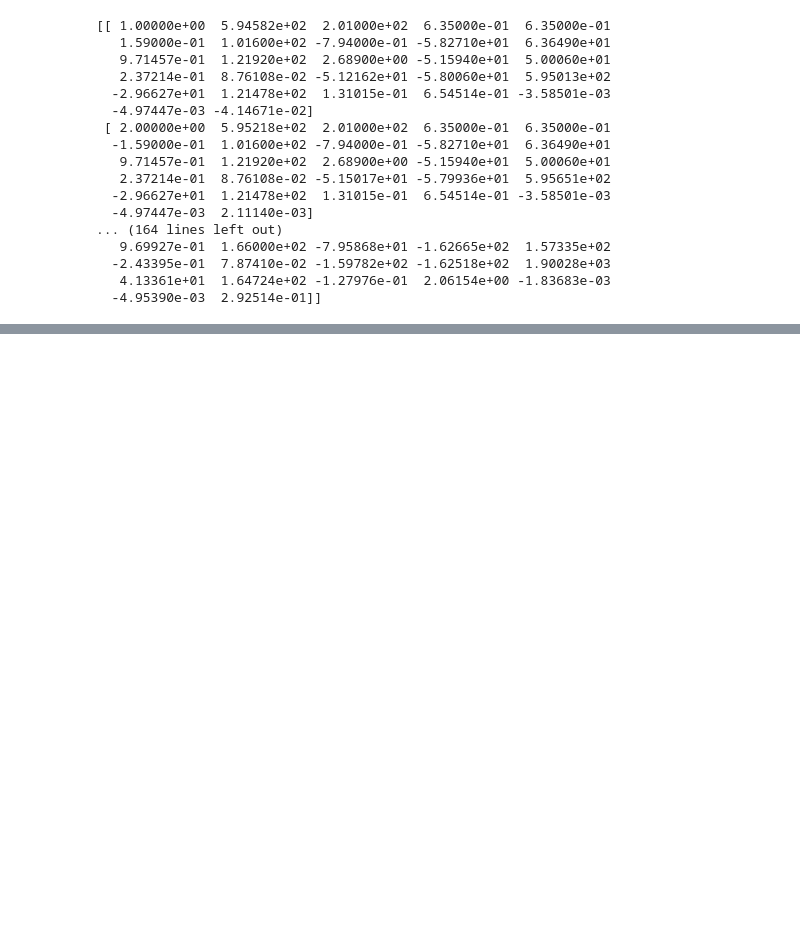
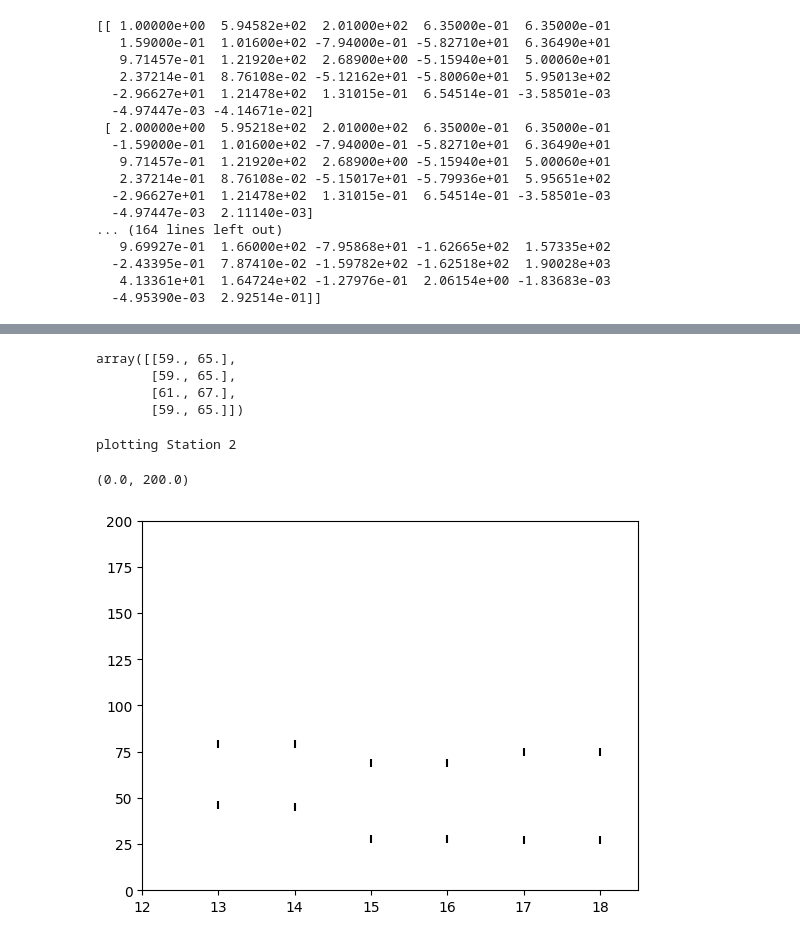
Before and after one commit to JayDanielsss/Jtracker, a Jupyter notebook: backgroundMinimizer.ipynb, the cells around one changed output, grey strips where cells are left out. Drawn from its saved outputs; the diff is of its cells as text; code cells hidden in the pictures; blank space fills up the shorter version.

Commit message:
updated to compare with ktracker c++

```diff
--- a/backgroundMinimizer.ipynb
+++ b/backgroundMinimizer.ipynb
@@ -493,0 +311,16 @@ for i in range(10):
+# %%
+def getPosition(ID,Number, index):
+
+    Position=[]
+
+    #if(Number!=1):
+       # Position=np.zeros((Number,2))
+    #else:
+     #   Position=np.zeros((1,2))
+
+    for i in range(Number):
+        #Position[i]=(hitPairX[index[0],1][i]-(geomData[ID][2]+1)/2)*geomData[ID][4]+geomData[ID][5]+geomData[ID][7]*geomData[ID][10]+geomData[ID][12]*geomData[ID][4]+geomData[ID][26],index[0][i]
+        Position=np.append(Position,[((hitPairX[index[0],1][i]-(geomData[ID][2]+1)/2)*geomData[ID][4]+geomData[ID][5]+geomData[ID][7]*geomData[ID][10]+geomData[ID][12]*geomData[ID][15]+geomData[ID][26],index[0][i])])
+        print("elemid",hitPairX[index[0],1][i])
+    Position=np.reshape(Position, (Number,2))
+    return(Position)
@@ -493,0 +378,7 @@ for i in range(10):
+# %%
+def compareArray(a,b):
+    n = min(len(a), len(b))
+    out_idx = np.flatnonzero(a[:n] == b[:n])
+    out_val = a[out_idx]
+
+    return(out_idx)
@@ -493,0 +739,30 @@ for i in range(10):
+# %%
+#reshaping to organize properly
+TrackletSt2=np.reshape(TrackletSt2,(-1,6,2))
+TrackletSt3pm=np.reshape(TrackletSt3pm,(-1,6,2))
+# %%
+goodHitXU
+# %% [output]
+array([[59., 65.],
+       [59., 65.],
+       [61., 67.],
+       [59., 65.]])
+# %%
+print("plotting Station 2")
+
+cmap = plt.cm.get_cmap("plasma")
+marker = itertools.cycle((',', '+', '.', 'o', '*','_'))
+
+for i in range(len(TrackletSt2)):
+
+    plt.scatter(TrackletSt2[i][:,0],TrackletSt2[i][:,1],marker=next(marker))
+
+
+plt.scatter(injectedTracks[:,0],injectedTracks[:,1],color='k',marker='|')
+
+plt.xlim(12,18.5)
+plt.ylim(0,200)
+# %% [output]
+plotting Station 2
+(0.0, 200.0)
+[figure, added]
```
Also changed, not shown: parts of 49 cells of this notebook.
